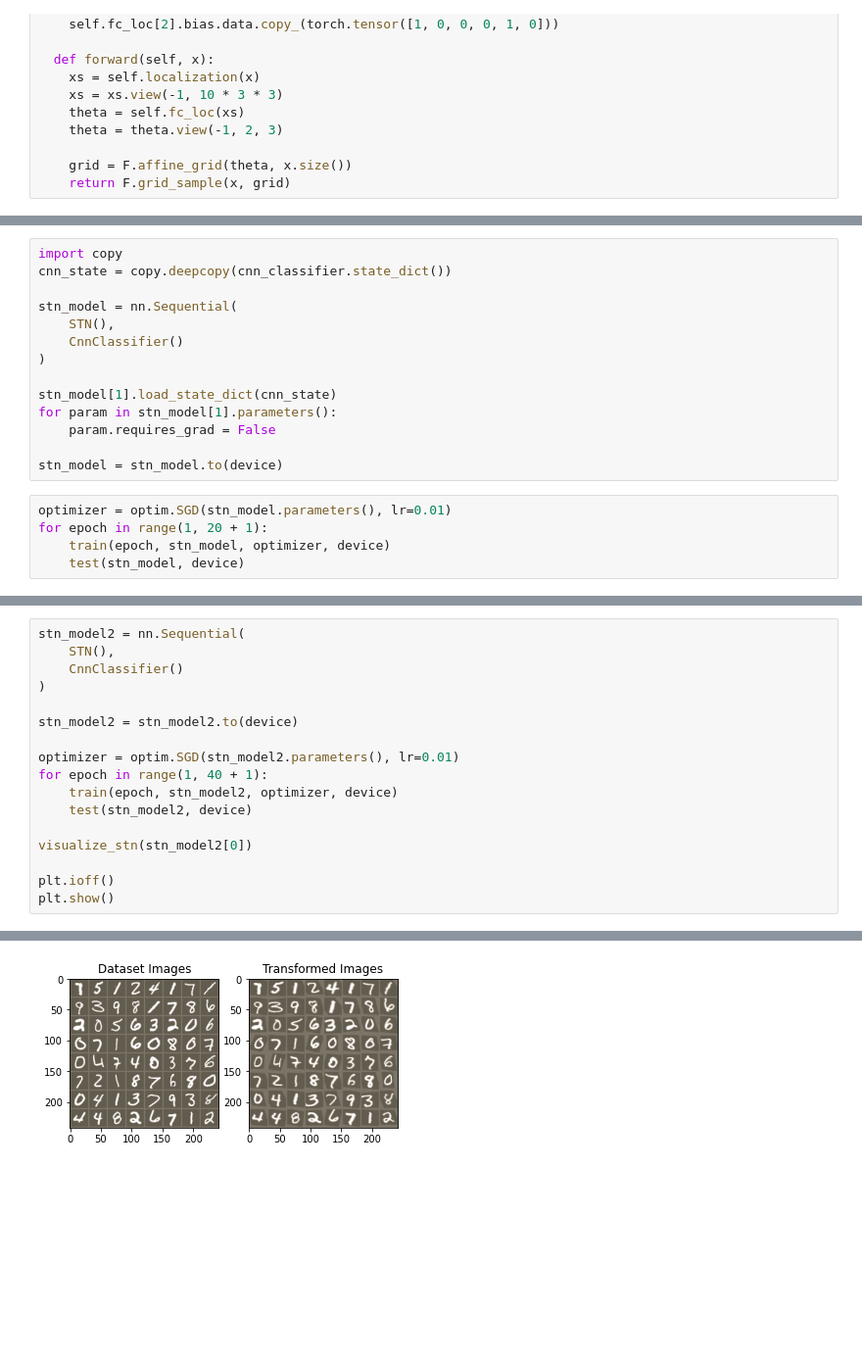
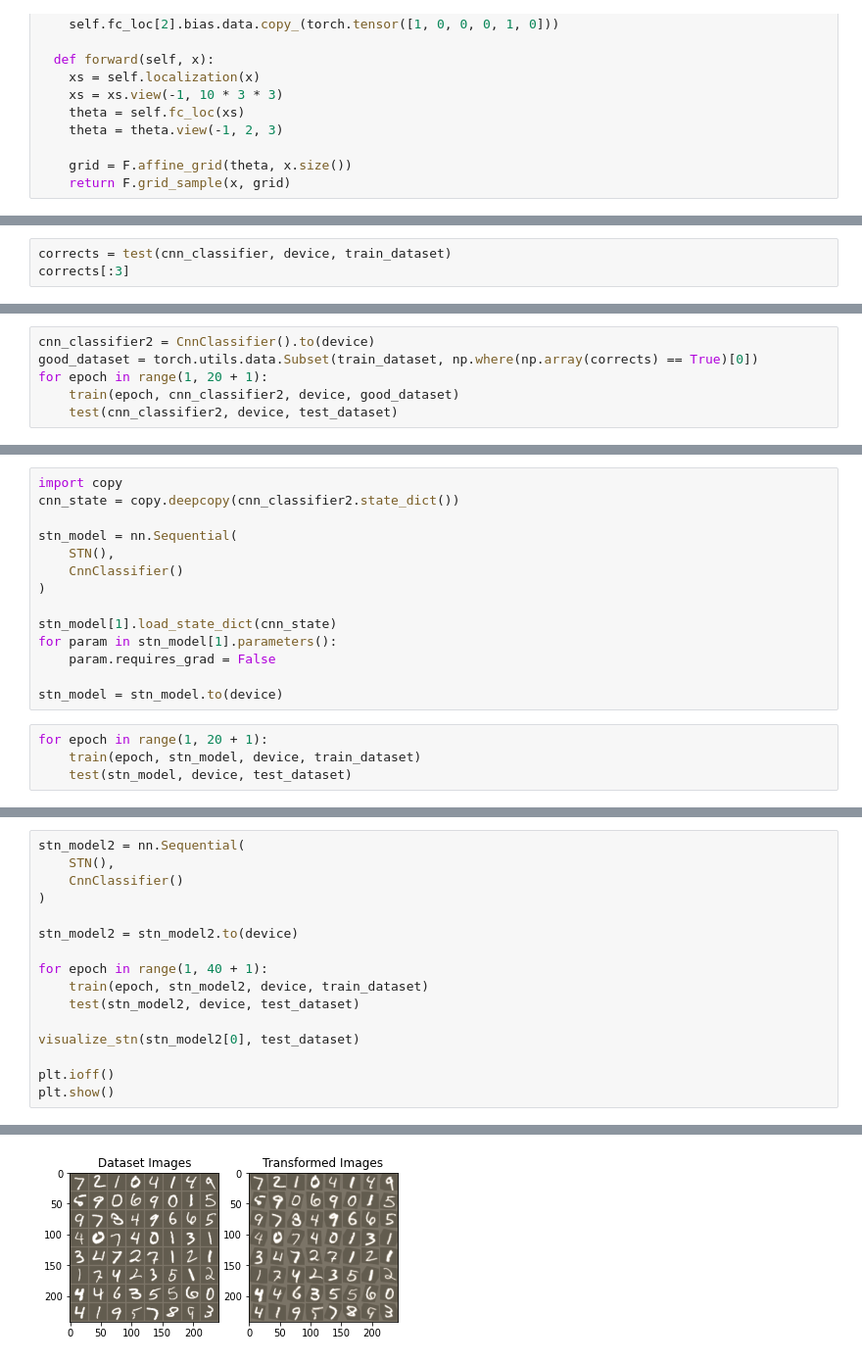
Before and after one commit to dungruoc/DeepLearning-Pytorch, a Jupyter notebook: SpatialTransformerNetworks.ipynb, the cells around one changed output, grey strips where cells are left out. Shown at 98% size. Drawn from its saved outputs; the diff is of its cells as text; blank space fills up the shorter version.

```diff
--- a/SpatialTransformerNetworks.ipynb
+++ b/SpatialTransformerNetworks.ipynb
@@ -172,0 +163,3 @@ Test set: Average loss: 0.0864, Accuracy: 9852/10000 (99%)
+# %%
+corrects = test(cnn_classifier, device, train_dataset)
+corrects[:3]
@@ -172,0 +223,6 @@ Test set: Average loss: 0.0864, Accuracy: 9852/10000 (99%)
+# %%
+cnn_classifier2 = CnnClassifier().to(device)
+good_dataset = torch.utils.data.Subset(train_dataset, np.where(np.array(corrects) == True)[0])
+for epoch in range(1, 20 + 1):
+    train(epoch, cnn_classifier2, device, good_dataset)
+    test(cnn_classifier2, device, test_dataset)
@@ -173,6 +274,6 @@ Test set: Average loss: 0.0864, Accuracy: 9852/10000 (99%)
 # %%
 import copy
-cnn_state = copy.deepcopy(cnn_classifier.state_dict())
+cnn_state = copy.deepcopy(cnn_classifier2.state_dict())
 
 stn_model = nn.Sequential(
     STN(),
@@ -185,8 +286,7 @@ for param in stn_model[1].parameters():
 
 stn_model = stn_model.to(device)
 # %%
-optimizer = optim.SGD(stn_model.parameters(), lr=0.01)
 for epoch in range(1, 20 + 1):
-    train(epoch, stn_model, optimizer, device)
-    test(stn_model, device)
+    train(epoch, stn_model, device, train_dataset)
+    test(stn_model, device, test_dataset)
 # %% [output]
@@ -262,12 +333,11 @@ stn_model2 = nn.Sequential(
 
 stn_model2 = stn_model2.to(device)
 
-optimizer = optim.SGD(stn_model2.parameters(), lr=0.01)
 for epoch in range(1, 40 + 1):
-    train(epoch, stn_model2, optimizer, device)
-    test(stn_model2, device)
+    train(epoch, stn_model2, device, train_dataset)
+    test(stn_model2, device, test_dataset)
 
-visualize_stn(stn_model2[0])
+visualize_stn(stn_model2[0], test_dataset)
 
 plt.ioff()
 plt.show()
@@ -294 +364 @@ Test set: Average loss: 0.0949, Accuracy: 9774/10000 (98%)
-[figure, old version]
+[figure, new version]
```
Also changed, not shown: parts of 19 cells of this notebook.
